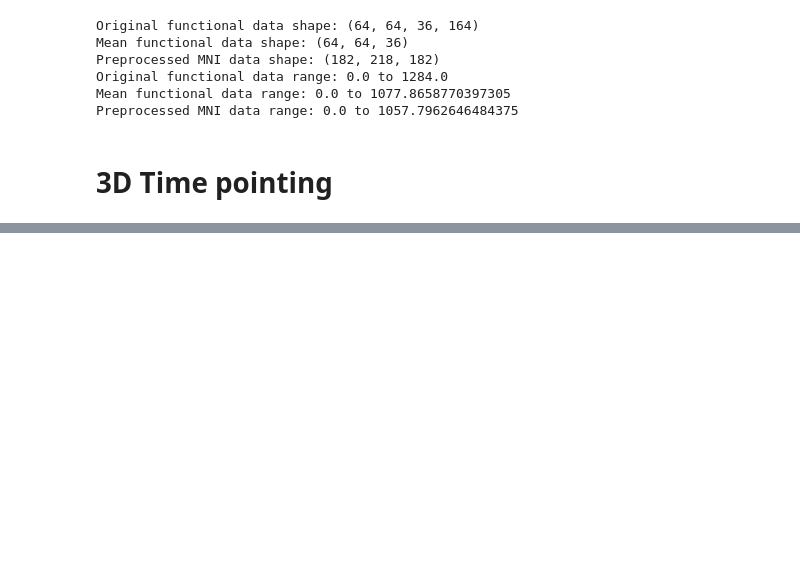
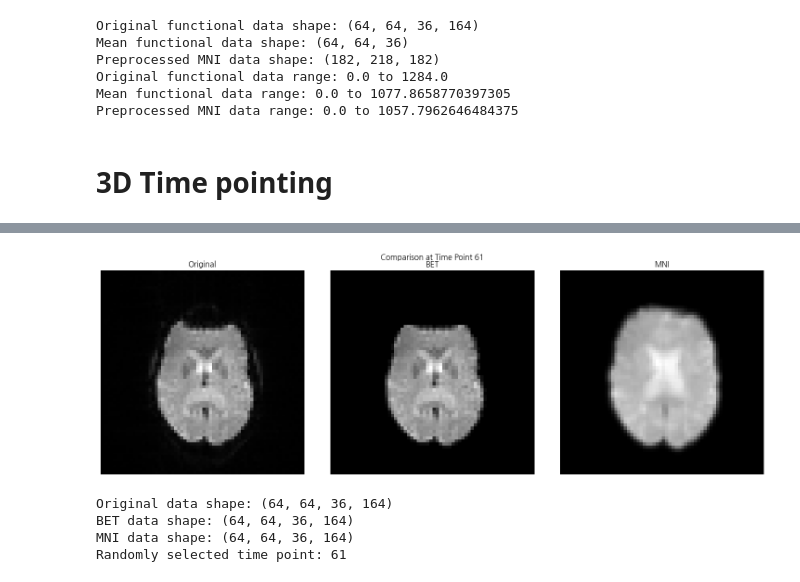
Before and after one commit to minyoungci/fMRI-, a Jupyter notebook: FSL/test.ipynb, the cells around one changed output, grey strips where cells are left out. Saved outputs shown, nothing was run; the diff lists cells and outputs as text; code cells hidden in the pictures; blank space fills up the shorter version.

```diff
--- a/FSL/test.ipynb
+++ b/FSL/test.ipynb
@@ -287,47 +230,53 @@ MNI normalized data range: 0.0 to 1105.1304931640625
 # %%
 import matplotlib.pyplot as plt
 import nibabel as nib
 import numpy as np
+import random
 
-def plot_time_slices(data, num_timepoints=5, slice_index=None):
-    if data.ndim != 4:
-        raise ValueError("Input data must be 4D (3D + time)")
+def plot_slice_comparison(orig_data, bet_data, mni_data, time_point, slice_index=None):
+    if slice_index is None:
+        slice_index = orig_data.shape[2] // 2
 
-    total_timepoints = data.shape[3]
-    timepoints = np.linspace(0, total_timepoints-1, num_timepoints, dtype=int)
+    fig, axes = plt.subplots(1, 3, figsize=(15, 5))
+    fig.suptitle(f"Comparison at Time Point {time_point}")
 
-    if slice_index is None:
-        slice_index = data.shape[2] // 2  # 중간 슬라이스
+    axes[0].imshow(orig_data[:, :, slice_index, time_point].T, cmap='gray', origin='lower')
+    axes[0].set_title("Original")
+    axes[0].axis('off')
 
-    fig, axes = plt.subplots(1, num_timepoints, figsize=(20, 4))
-    fig.suptitle("fMRI Slices Over Time")
+    axes[1].imshow(bet_data[:, :, slice_index, time_point].T, cmap='gray', origin='lower')
+    axes[1].set_title("BET")
+    axes[1].axis('off')
 
-    for i, tp in enumerate(timepoints):
-        slice_data = data[:, :, slice_index, tp]
-        axes[i].imshow(slice_data.T, cmap='gray', origin='lower')
-        axes[i].set_title(f"Time: {tp}")
-        axes[i].axis('off')
+    axes[2].imshow(mni_data[:, :, slice_index, time_point].T, cmap='gray', origin='lower')
+    axes[2].set_title("MNI")
+    axes[2].axis('off')
 
     plt.tight_layout()
     plt.show()
+
 
 func_file = "/home/minyoungxi/MINYOUNGXI/XFL/Data/OASISSamples7.1/OAS30011_MR_d0055/func2/NIFTI/sub-OAS30011_ses-d0055_task-rest_run-02_bold.nii.gz"
 bet_file = "/home/minyoungxi/MINYOUNGXI/XFL/Data/preprocessed/3DTimeSample/final_bet_output.nii.gz"
 mni_file = "/home/minyoungxi/MINYOUNGXI/XFL/Data/preprocessed/3DTimeSample/final_mni_output.nii.gz"
 
 orig_data = nib.load(func_file).get_fdata()
 bet_data = nib.load(bet_file).get_fdata()
 mni_data = nib.load(mni_file).get_fdata()
 
-print("Original Data:")
-plot_time_slices(orig_data)
+time_point = random.randint(0, orig_data.shape[3] - 1)
 
-print("BET Processed Data:")
-plot_time_slices(bet_data)
 
-print("MNI Normalized Data:")
-plot_time_slices(mni_data)
+plot_slice_comparison(orig_data, bet_data, mni_data, time_point)
 
 print(f"Original data shape: {orig_data.shape}")
 print(f"BET data shape: {bet_data.shape}")
 print(f"MNI data shape: {mni_data.shape}")
+
+print(f"Randomly selected time point: {time_point}")
+# %% [output]
+[figure, added]
+Original data shape: (64, 64, 36, 164)
+BET data shape: (64, 64, 36, 164)
+MNI data shape: (64, 64, 36, 164)
+Randomly selected time point: 61
```
Also changed, not shown: parts of 4 cells of this notebook.
